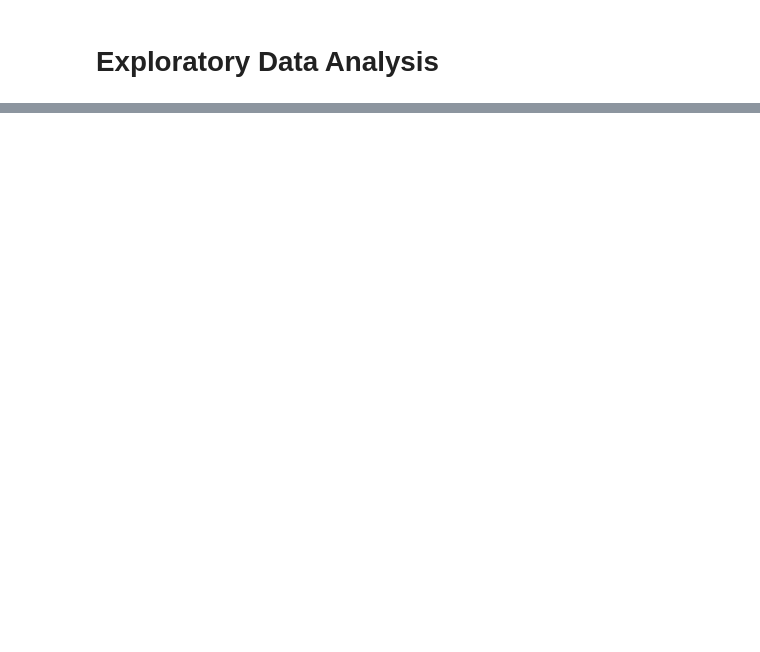
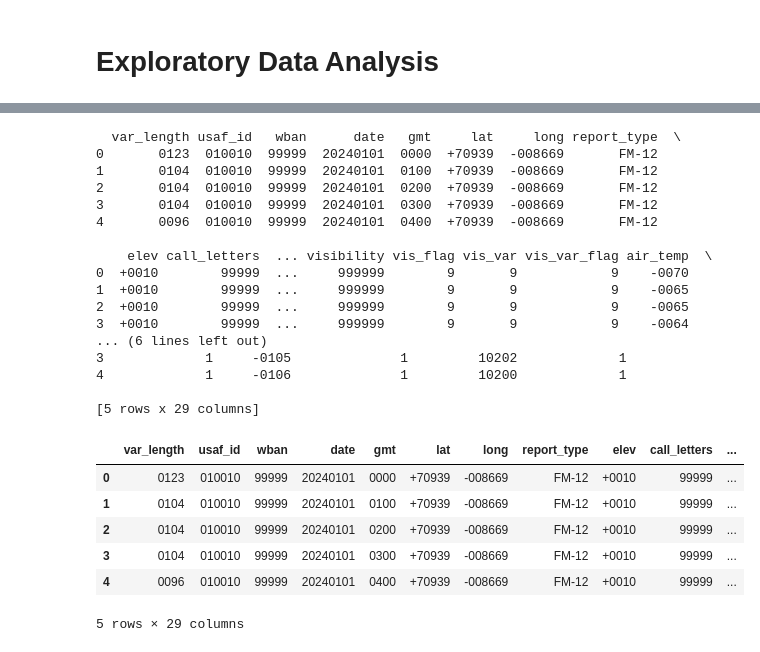
Before and after one commit to claire-hsieh/Geospatial-Analysis-and-Prediction, a Jupyter notebook: EDA/eda.ipynb, the cells around one changed output, grey strips where cells are left out. Saved outputs shown, nothing was run; the diff lists cells and outputs as text; code cells hidden in the pictures; blank space fills up the shorter version.

```diff
--- a/EDA/eda.ipynb
+++ b/EDA/eda.ipynb
@@ -42,0 +62,34 @@ TypeError: no numeric data to plot
+# %%
+import sys
+sys.path.insert(1, '../data')
+
+from isd_display import display_data
+
+df_raw = display_data("../data/010010-99999-2024.gz")
+
+df_raw.head()
+# %% [output]
+  var_length usaf_id   wban      date   gmt     lat     long report_type  \
+0       0123  010010  99999  20240101  0000  +70939  -008669       FM-12
+1       0104  010010  99999  20240101  0100  +70939  -008669       FM-12
+2       0104  010010  99999  20240101  0200  +70939  -008669       FM-12
+3       0104  010010  99999  20240101  0300  +70939  -008669       FM-12
+4       0096  010010  99999  20240101  0400  +70939  -008669       FM-12
+
+    elev call_letters  ... visibility vis_flag vis_var vis_var_flag air_temp  \
+0  +0010        99999  ...     999999        9       9            9    -0070
+1  +0010        99999  ...     999999        9       9            9    -0065
+2  +0010        99999  ...     999999        9       9            9    -0065
+3  +0010        99999  ...     999999        9       9            9    -0064
+... (6 lines left out)
+3             1     -0105              1         10202             1
+4             1     -0106              1         10200             1
+
+[5 rows x 29 columns]
+|  | var_length | usaf_id | wban | date | gmt | lat | long | report_type | elev | call_letters | ... |
+| 0 | 0123 | 010010 | 99999 | 20240101 | 0000 | +70939 | -008669 | FM-12 | +0010 | 99999 | ... |
+| 1 | 0104 | 010010 | 99999 | 20240101 | 0100 | +70939 | -008669 | FM-12 | +0010 | 99999 | ... |
+| 2 | 0104 | 010010 | 99999 | 20240101 | 0200 | +70939 | -008669 | FM-12 | +0010 | 99999 | ... |
+| 3 | 0104 | 010010 | 99999 | 20240101 | 0300 | +70939 | -008669 | FM-12 | +0010 | 99999 | ... |
+| 4 | 0096 | 010010 | 99999 | 20240101 | 0400 | +70939 | -008669 | FM-12 | +0010 | 99999 | ... |
+5 rows × 29 columns
```
Also changed, not shown: parts of 14 cells of this notebook, 15 other files.
